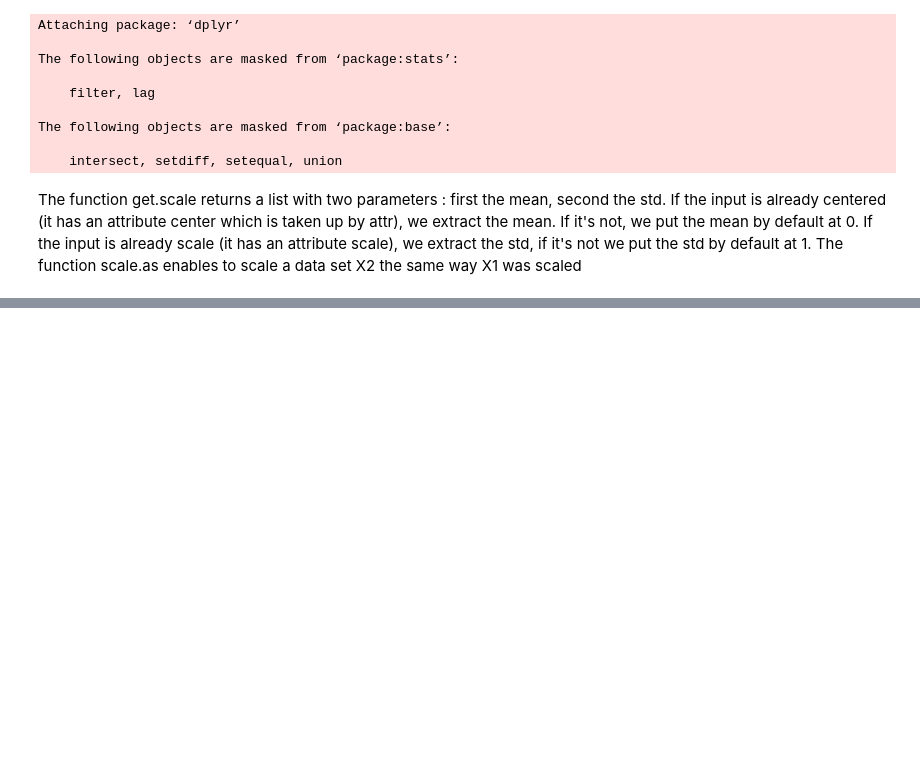
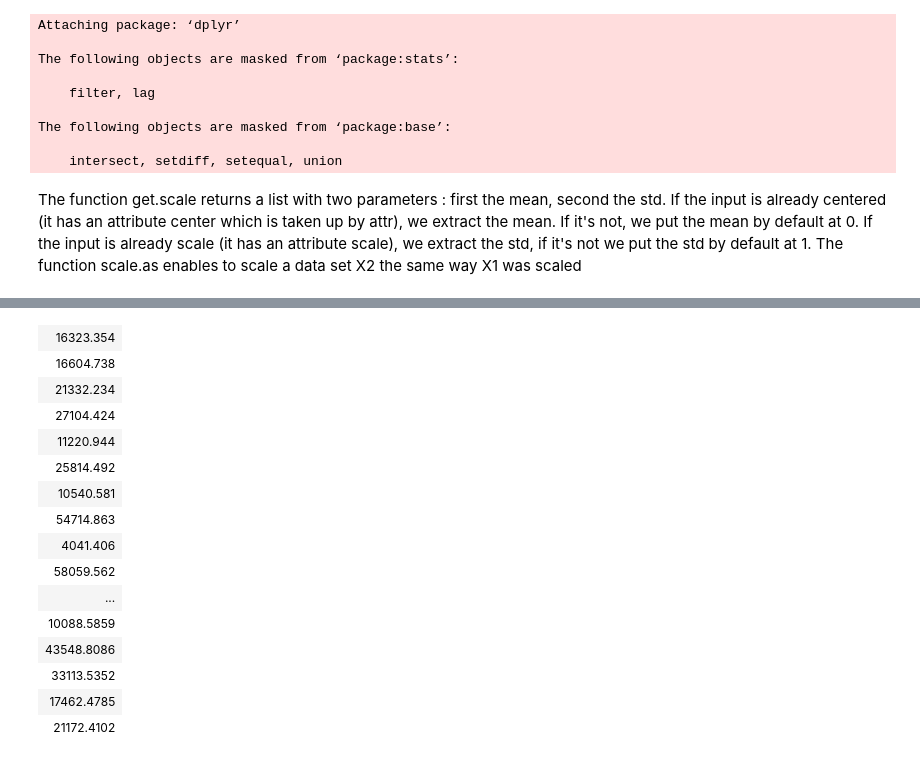
Before and after one commit to BenoitDelec/BIO-322--Predicting-odour-pleasantness-using-ML, a Jupyter notebook: src/Neural_Net.ipynb, the cells around one changed output, grey strips where cells are left out. Drawn from its saved outputs; the diff is of its cells as text; code cells hidden in the pictures; blank space fills up the shorter version.

```diff
--- a/src/Neural_Net.ipynb
+++ b/src/Neural_Net.ipynb
@@ -136,3 +122,20 @@ sqrt(mean((nn.pred.unscaled - validation.y)^2))
 # %%
-prediction <- predict(nn, as.matrix(test.x.scaled)
+prediction <- predict(nn, as.matrix(test.x.scaled))
 prediction
+# %% [output]
+| 16323.354 |
+| 16604.738 |
+| 21332.234 |
+| 27104.424 |
+| 11220.944 |
+| 25814.492 |
+| 10540.581 |
+| 54714.863 |
+| 4041.406 |
+| 58059.562 |
+| ... |
+| 10088.5859 |
+| 43548.8086 |
+| 33113.5352 |
+| 17462.4785 |
+| 21172.4102 |
```
Also changed, not shown: parts of 7 cells of this notebook, 1 other file.
